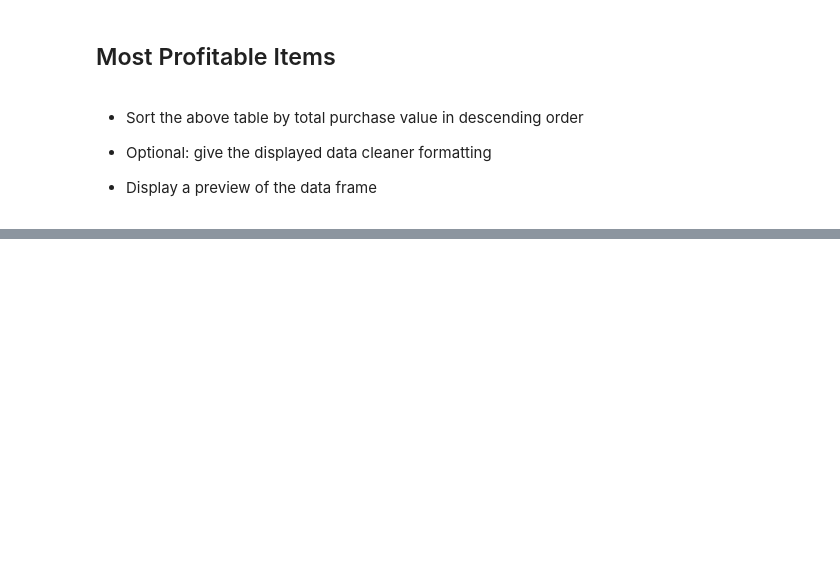
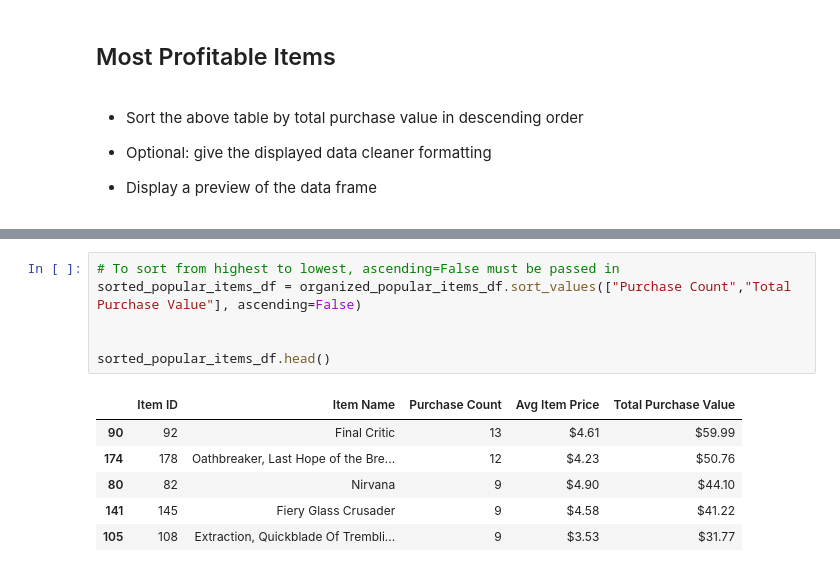
Before and after one commit to mchua004/pandas-challenge, a Jupyter notebook: HeroesOfPymoli/HeroesOfPymoli_starter.ipynb, the cells around one changed output, grey strips where cells are left out. Cells and saved outputs as stored; diff of their text form; blank space fills up the shorter version.

```diff
--- a/HeroesOfPymoli/HeroesOfPymoli_starter.ipynb
+++ b/HeroesOfPymoli/HeroesOfPymoli_starter.ipynb
@@ -265,0 +411,13 @@ gender_demo_df.head()
+# %%
+# To sort from highest to lowest, ascending=False must be passed in
+sorted_popular_items_df = organized_popular_items_df.sort_values(["Purchase Count","Total Purchase Value"], ascending=False)
+
+
+sorted_popular_items_df.head()
+# %% [output]
+|  | Item ID | Item Name | Purchase Count | Avg Item Price | Total Purchase Value |
+| 90 | 92 | Final Critic | 13 | $4.61 | $59.99 |
+| 174 | 178 | Oathbreaker, Last Hope of the Bre... | 12 | $4.23 | $50.76 |
+| 80 | 82 | Nirvana | 9 | $4.90 | $44.10 |
+| 141 | 145 | Fiery Glass Crusader | 9 | $4.58 | $41.22 |
+| 105 | 108 | Extraction, Quickblade Of Trembli... | 9 | $3.53 | $31.77 |
```
Also changed, not shown: parts of 11 cells of this notebook.
